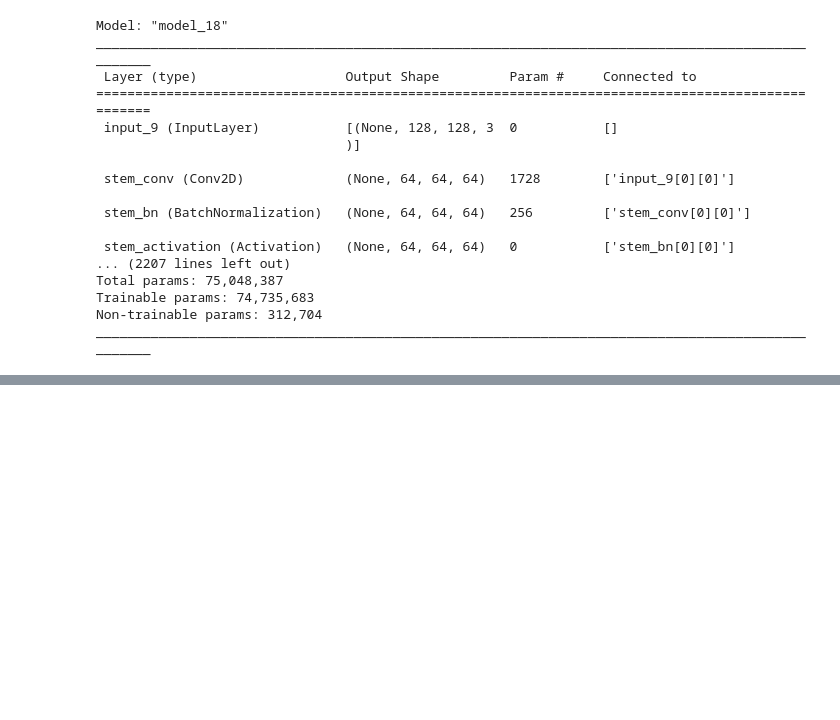
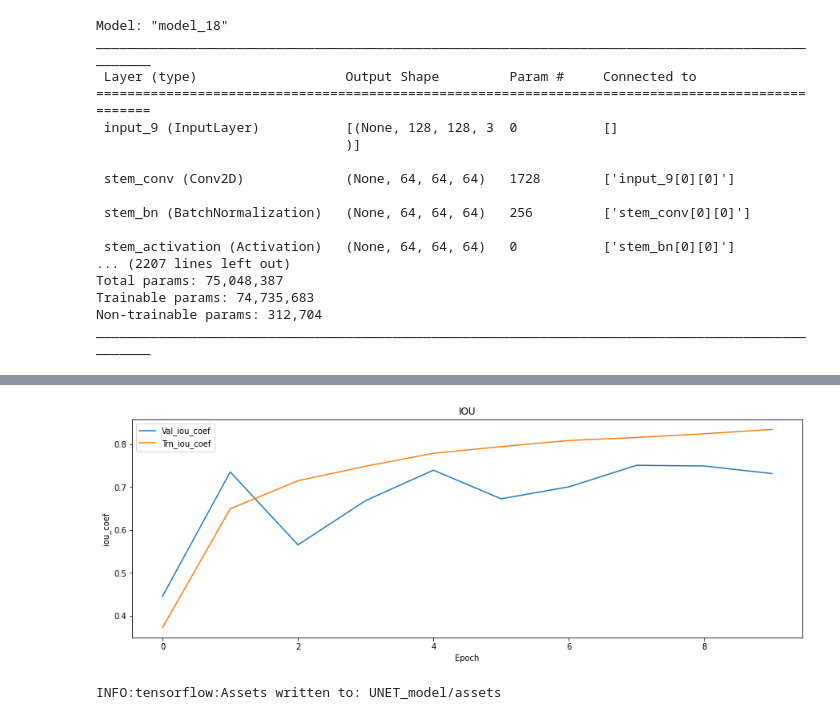
Before and after one commit to ismailazdad/uwmgit, a Jupyter notebook: Unet_working_example4.ipynb, the cells around one changed output, grey strips where cells are left out. Saved outputs shown, nothing was run; the diff lists cells and outputs as text; code cells hidden in the pictures; blank space fills up the shorter version.

```diff
--- a/Unet_working_example4.ipynb
+++ b/Unet_working_example4.ipynb
@@ -445,0 +604,21 @@ ________________________________________________________________________________
+# %%
+# PLOT TRAINING
+plt.figure(figsize=(15,5))
+plt.plot(range(history.epoch[-1]+1),history.history['val_iou_coef'],label='Val_iou_coef')
+plt.plot(range(history.epoch[-1]+1),history.history['iou_coef'],label='Trn_iou_coef')
+plt.title('IOU'); plt.xlabel('Epoch'); plt.ylabel('iou_coef');plt.legend();
+plt.show()
+# %% [output]
+[figure, added]
+# %%
+# custom_objects = custom_objects={
+#     'dice_coef': dice_coef,
+#     'iou_coef': iou_coef,
+#     'bce_dice_loss': bce_dice_loss
+# }
+# model = load_model('./model.h5', custom_objects=custom_objects)
+
+from keras.models import load_model, save_model
+save_model(model,'UNET_model')
+# %% [output]
+INFO:tensorflow:Assets written to: UNET_model/assets
```
Also changed, not shown: parts of 27 cells of this notebook.
